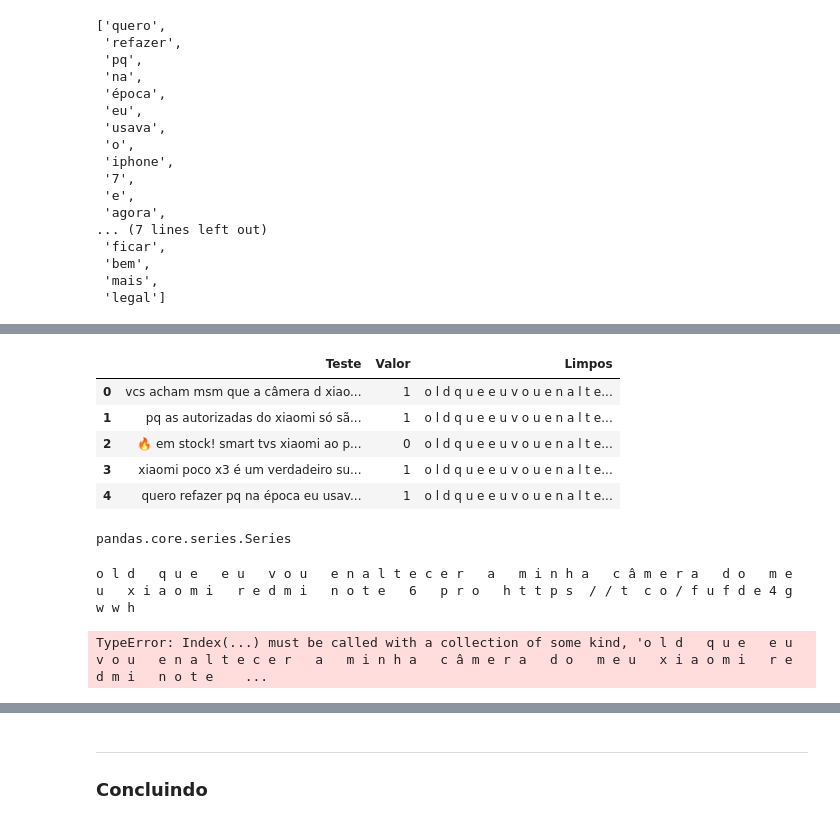
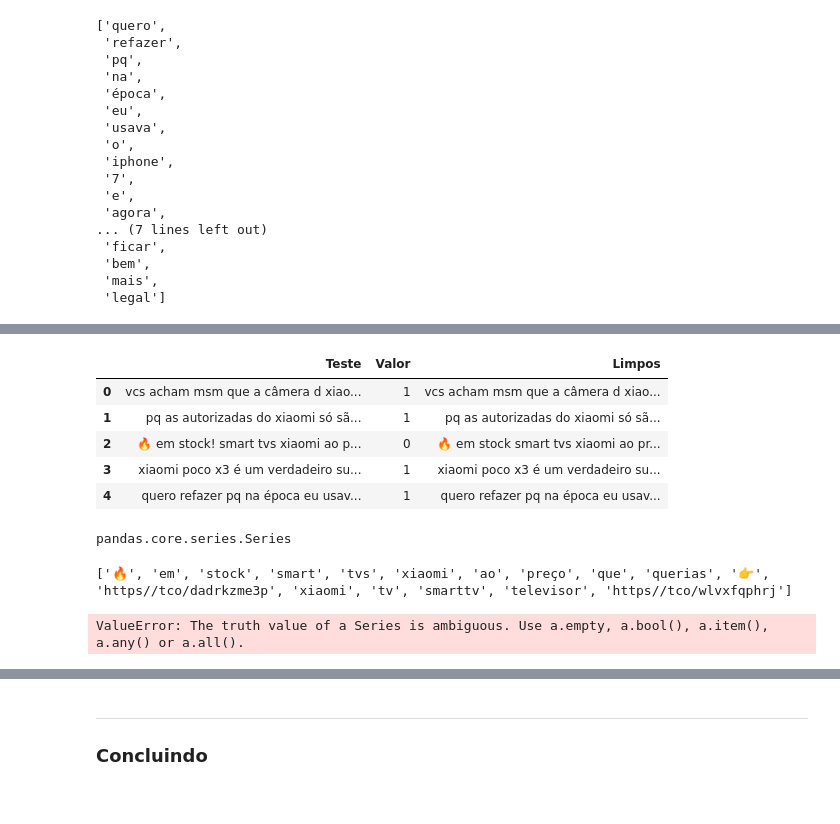
Before and after one commit to luanamitsudo/Projeto-1-Cdados-2B, a Jupyter notebook: Projeto1_Classificador_layout.ipynb, the cells around one changed output, grey strips where cells are left out. Saved outputs shown, nothing was run; the diff lists cells and outputs as text; code cells hidden in the pictures.

```diff
--- a/Projeto1_Classificador_layout.ipynb
+++ b/Projeto1_Classificador_layout.ipynb
@@ -220,32 +220,41 @@ fii...      0.000115
 dtype: float64
 # %%
 # Limpando e criando uma coluna com cada tweet
+cont = 0
 for a in test.Teste:
-    teste_limpo = cleanup(" ".join(a).lower())
-    test.loc[:,'Limpos'] = teste_limpo
+    teste_limpo = cleanup(a).lower()
+    test.loc[cont,'Limpos'] = teste_limpo
+    cont += 1
-# %% [output]
-|  | Teste | Valor | Limpos |
-| 0 | vcs acham msm que a câmera d xiao... | 1 | o l d q u e e u v o u e n a l t e... |
-| 1 | pq as autorizadas do xiaomi só sã... | 1 | o l d q u e e u v o u e n a l t e... |
-| 2 | 🔥 em stock! smart tvs xiaomi ao p... | 0 | o l d q u e e u v o u e n a l t e... |
-| 3 | xiaomi poco x3 é um verdadeiro su... | 1 | o l d q u e e u v o u e n a l t e... |
-| 4 | quero refazer pq na época eu usav... | 1 | o l d q u e e u v o u e n a l t e... |
+# %%
+test.head()
+# %% [output]
+|  | Teste | Valor | Limpos |
+| 0 | vcs acham msm que a câmera d xiao... | 1 | vcs acham msm que a câmera d xiao... |
+| 1 | pq as autorizadas do xiaomi só sã... | 1 | pq as autorizadas do xiaomi só sã... |
+| 2 | 🔥 em stock! smart tvs xiaomi ao p... | 0 | 🔥 em stock smart tvs xiaomi ao pr... |
+| 3 | xiaomi poco x3 é um verdadeiro su... | 1 | xiaomi poco x3 é um verdadeiro su... |
+| 4 | quero refazer pq na época eu usav... | 1 | quero refazer pq na época eu usav... |
 # %%
 type(test.Teste)
 # %% [output]
 pandas.core.series.Series
+# %%
+# Calculando a probabilidade de cada tweet ser relevante ou irrelevante
+lista_palavras_separadas = []
+for frase in test.Limpos:
+    lista_palavras_separadas.append(frase.split())
+print(lista_palavras_separadas[2])
+# %% [output]
+['🔥', 'em', 'stock', 'smart', 'tvs', 'xiaomi', 'ao', 'preço', 'que', 'querias', '👉', 'https//tco/dadrkzme3p', 'xiaomi', 'tv', 'smarttv', 'televisor', 'https//tco/wlvxfqphrj']
 # %%
-# Calculando a probabilidade de cada tweet ser relevante ou irrelevante
-for w in test.Limpos[0:1]:
-    print(w)
-    Prob_frase_R = (tabela_R.reindex(w,fill_value = 0)+1)/(total_R + len(frase)).prod()
-    Prob_frase_I = (tabela_I.reindex(w,fill_value = 0)+1)/(total_I + len(frase)).prod()
-    print(Prob_frase_R)
-    print(Prob_frase_I)
+cont2 = 0
+for p in lista_palavras_separadas:
+    Prob_frase_R = (tabela_R.reindex(p,fill_value = 0)+1)/(total_R + len(p)).prod()
+    Prob_frase_I = (tabela_I.reindex(p,fill_value = 0)+1)/(total_I + len(p)).prod()
     if (Prob_frase_R*P_R) > (Prob_frase_I*P_I):
-        test.loc[:,'Classificador'] = 1
+        test.loc[cont2,'Classificador'] = 1
     else:
-        test.loc[:,'Classificador'] = 0
+        test.loc[cont2,'Classificador'] = 0
+    cont2 += 1
 # %% [output]
-o l d   q u e   e u   v o u   e n a l t e c e r   a   m i n h a   c â m e r a   d o   m e u   x i a o m i   r e d m i   n o t e   6   p r o   h t t p s  / / t  c o / f u f d e 4 g w w h
+ValueError: The truth value of a Series is ambiguous. Use a.empty, a.bool(), a.item(), a.any() or a.all().
-TypeError: Index(...) must be called with a collection of some kind, 'o l d   q u e   e u   v o u   e n a l t e c e r   a   m i n h a   c â m e r a   d o   m e u   x i a o m i   r e d m i   n o t e    ...
```
Also changed, not shown: parts of 11 cells of this notebook.
